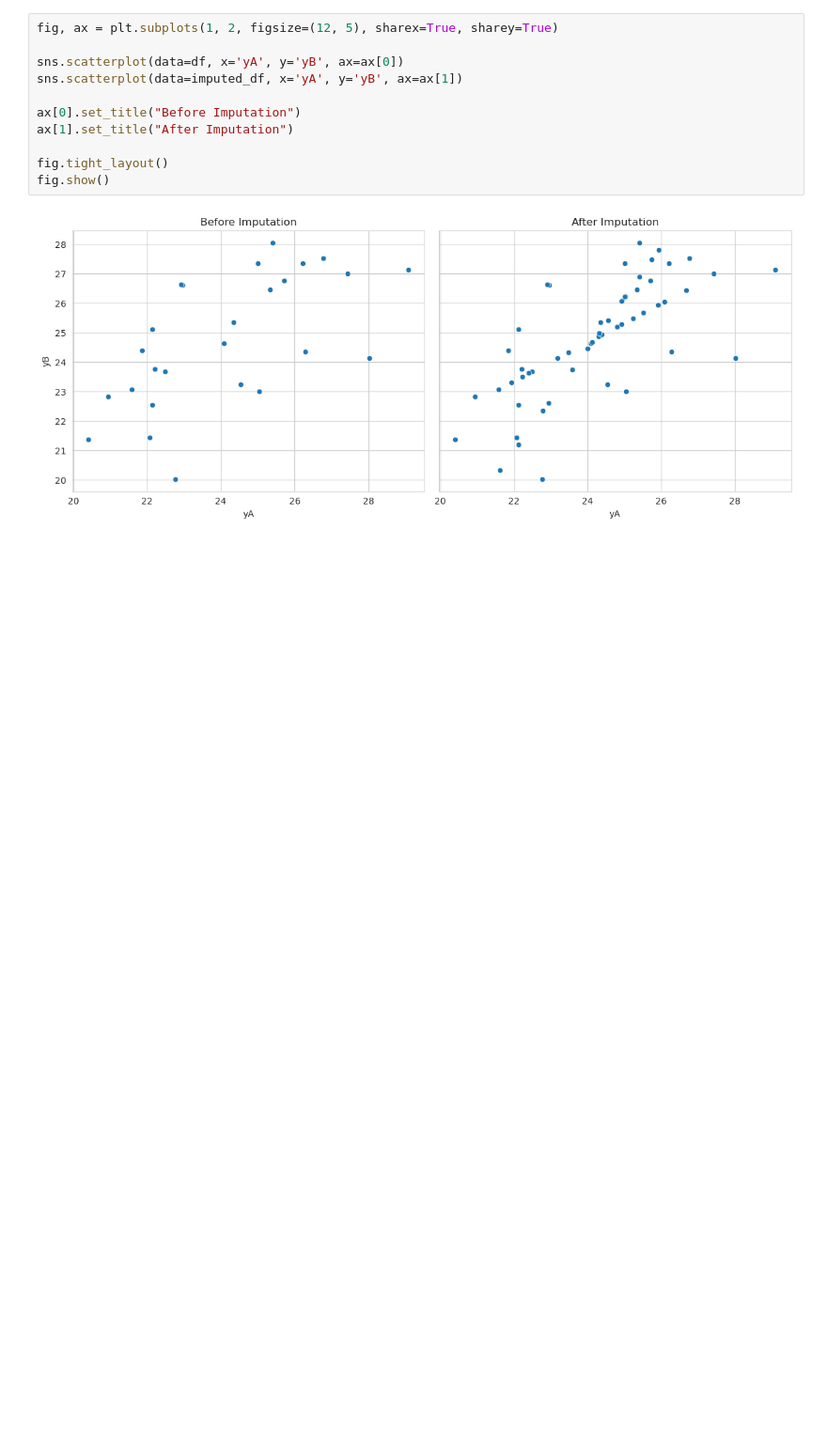
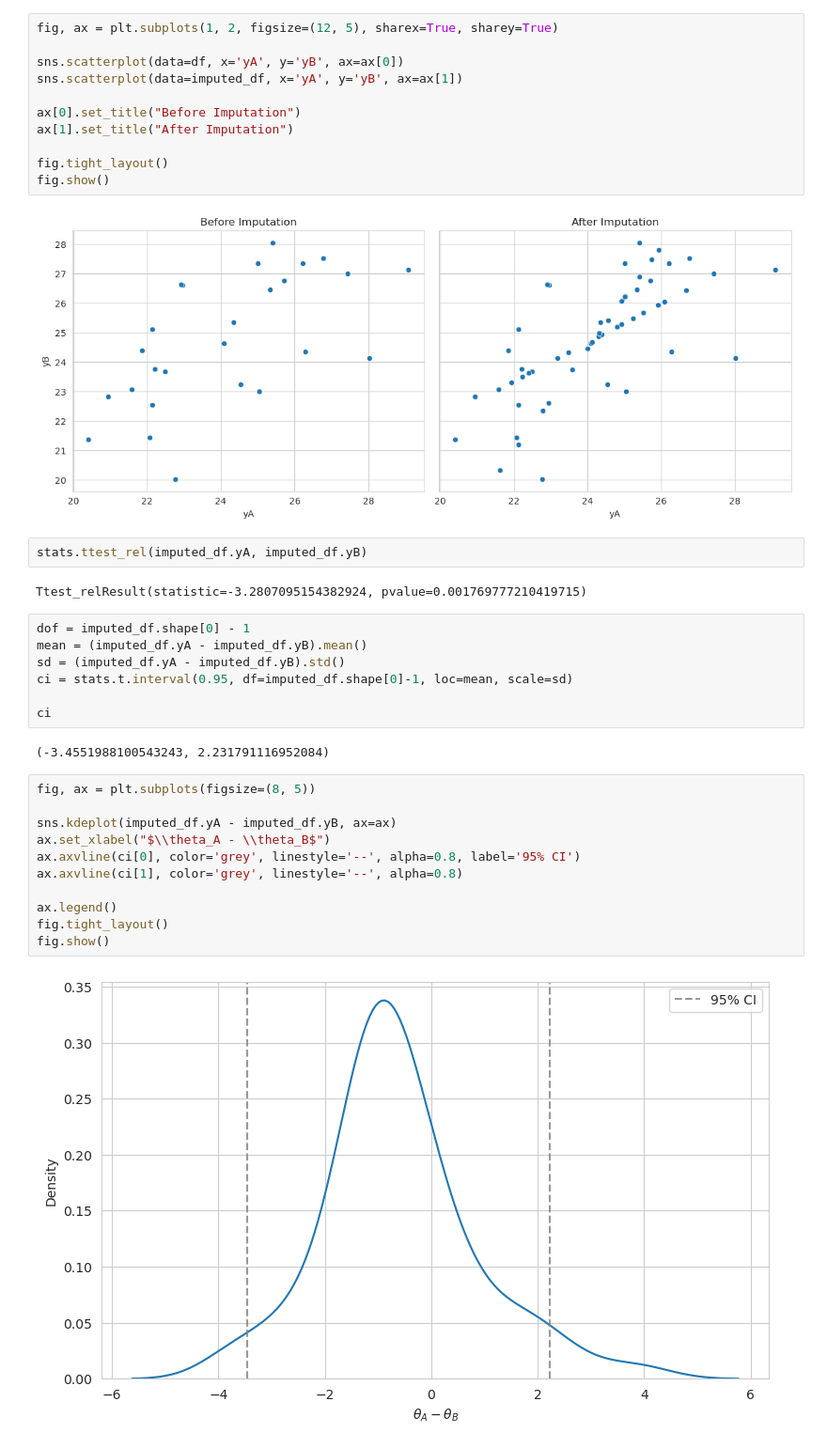
Before and after one commit to WHITSNAK/sta_602, a Jupyter notebook: hw10/hw10 7.5.ipynb, the cells around one changed output. Shown at 94% size. Saved outputs shown, nothing was run; the diff lists cells and outputs as text; blank space fills up the shorter version.

Commit message:
add more plots

```diff
--- a/hw10/hw10 7.5.ipynb
+++ b/hw10/hw10 7.5.ipynb
@@ -50,3 +50,29 @@ fig.tight_layout()
 fig.show()
 # %% [output]
 [figure]
+# %%
+stats.ttest_rel(imputed_df.yA, imputed_df.yB)
+# %% [output]
+Ttest_relResult(statistic=-3.2807095154382924, pvalue=0.001769777210419715)
+# %%
+dof = imputed_df.shape[0] - 1
+mean = (imputed_df.yA - imputed_df.yB).mean()
+sd = (imputed_df.yA - imputed_df.yB).std()
+ci = stats.t.interval(0.95, df=imputed_df.shape[0]-1, loc=mean, scale=sd)
+
+ci
+# %% [output]
+(-3.4551988100543243, 2.231791116952084)
+# %%
+fig, ax = plt.subplots(figsize=(8, 5))
+
+sns.kdeplot(imputed_df.yA - imputed_df.yB, ax=ax)
+ax.set_xlabel("$\\theta_A - \\theta_B$")
+ax.axvline(ci[0], color='grey', linestyle='--', alpha=0.8, label='95% CI')
+ax.axvline(ci[1], color='grey', linestyle='--', alpha=0.8)
+
+ax.legend()
+fig.tight_layout()
+fig.show()
+# %% [output]
+[figure, added]
```
Also changed, not shown: 1 other file.
